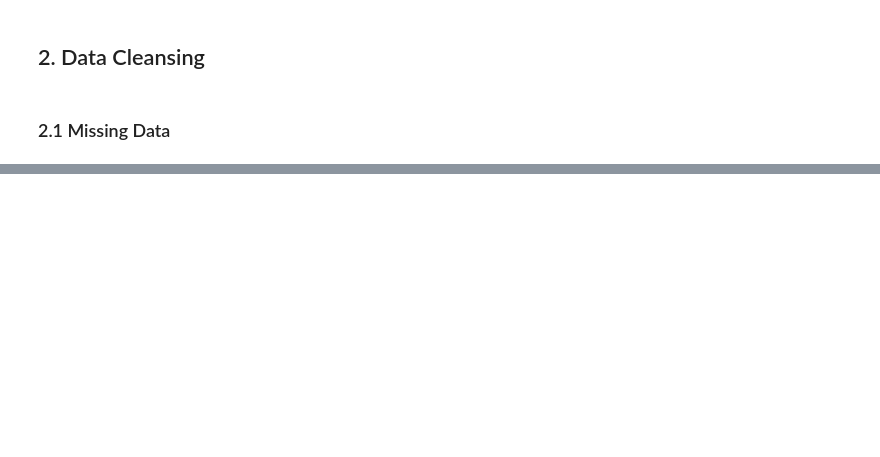
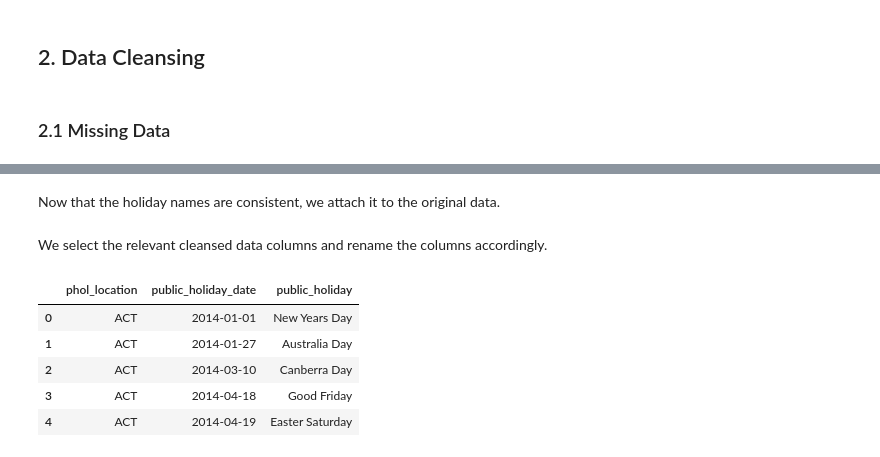
Before and after one commit to jerryawang/git_learning, a Jupyter notebook: PHOL Cleaning.ipynb, the cells around one changed output, grey strips where cells are left out. Drawn from its saved outputs; the diff is of its cells as text; code cells hidden in the pictures; blank space fills up the shorter version.

```diff
--- a/PHOL Cleaning.ipynb
+++ b/PHOL Cleaning.ipynb
@@ -67,0 +155,4 @@ There is data missing at index 470 and 662, and the data is roughly ordered by s
+# %%
+phol_list = data_raw['name'].tolist()
+
+print(sorted(set(phol_list)))
@@ -67,0 +214,17 @@ There is data missing at index 470 and 662, and the data is roughly ordered by s
+# %%
+phol_replacement = {'ANZ Day': 'ANZAC Day',
+                    'Adelaide Cup': 'Adelaide Cup Day',
+                    'Anzac Day': 'ANZAC Day',
+                    'Christmas Day': 'Christmas',
+                    'Christmas Eve 7pm - midnight': 'Christmas Eve',
+                    'Easter MON': 'Easter Monday',
+                    'Friday': 'AFL Grand Final - Friday',
+                    'Melbourne Cup Day': 'Melbourne Cup',
+                    'NT Picnic Day': 'Picnic Day',
+                    "New Year's Day": 'New Years Day',
+                    "New Year's Eve": 'New Years Eve',
+                    "New Year's Eve 7pm - midnight" : 'New Years Eve',
+                    "Queen's Birthday": 'Queens Birthday',
+                    'Saturday': 'Easter Saturday',
+                    'good Friday': 'Good Friday'
+                   }
@@ -67,0 +233,10 @@ There is data missing at index 470 and 662, and the data is roughly ordered by s
+# %%
+phol_list_final = []
+
+for phol in phol_list_clean:
+    if phol in phol_replacement:
+        phol_list_final.append(phol_replacement[phol])
+    else:
+        phol_list_final.append(phol)
+
+sorted(set(phol_list_final))
@@ -67,0 +261,19 @@ There is data missing at index 470 and 662, and the data is roughly ordered by s
+# %% [markdown]
+Now that the holiday names are consistent, we attach it to the original data.
+# %%
+data_raw['public_holiday_cleaned'] = phol_list_final
+# %% [markdown]
+We select the relevant cleansed data columns and rename the columns accordingly.
+# %%
+data_cleansed = data_raw.loc[:, ['region', 'date', 'public_holiday_cleaned']].copy(deep=True)
+
+data_cleansed.columns = ['phol_location', 'public_holiday_date', 'public_holiday']
+
+data_cleansed.head()
+# %% [output]
+|  | phol_location | public_holiday_date | public_holiday |
+| 0 | ACT | 2014-01-01 | New Years Day |
+| 1 | ACT | 2014-01-27 | Australia Day |
+| 2 | ACT | 2014-03-10 | Canberra Day |
+| 3 | ACT | 2014-04-18 | Good Friday |
+| 4 | ACT | 2014-04-19 | Easter Saturday |
```
Also changed, not shown: parts of 41 cells of this notebook.
